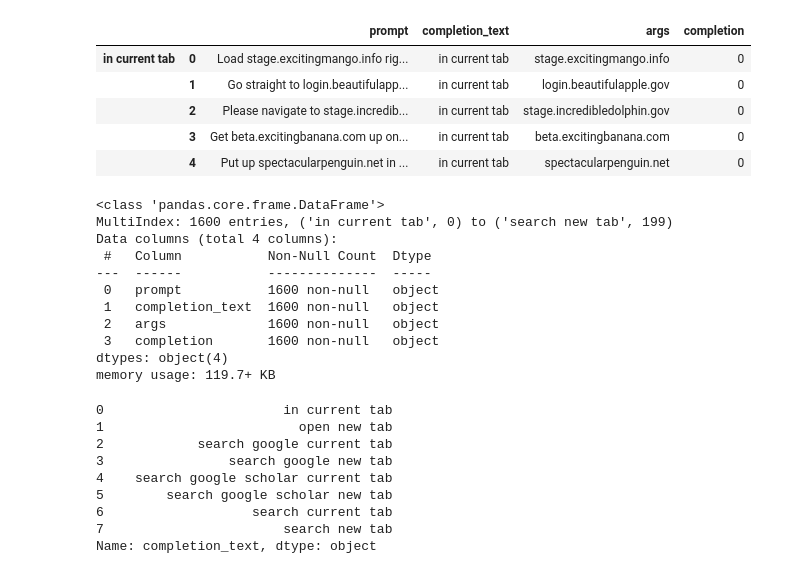
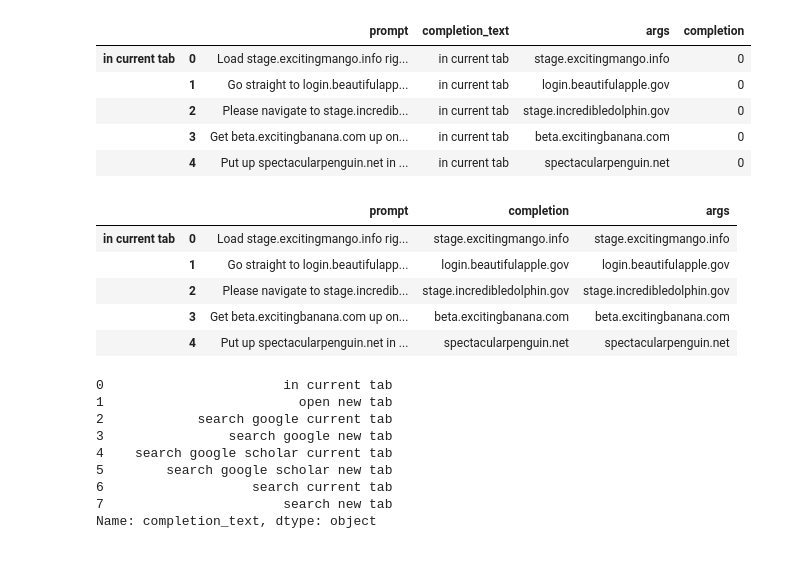
Before and after one commit to deepily/genie-in-the-box, a Jupyter notebook: src/notebooks/synthetic-data-generation-plain-text.ipynb, the cells around one changed output. Drawn from its saved outputs; the diff is of its cells as text; code cells hidden in the pictures.

Commit message:
Begin first batch processing for argument extraction

```diff
--- a/src/notebooks/synthetic-data-generation-plain-text.ipynb
+++ b/src/notebooks/synthetic-data-generation-plain-text.ipynb
@@ -351,20 +351,20 @@ formatted_df.head()
 |  | 2 | Please navigate to stage.incredib... | in current tab | stage.incredibledolphin.gov | 0 |
 |  | 3 | Get beta.excitingbanana.com up on... | in current tab | beta.excitingbanana.com | 0 |
 |  | 4 | Put up spectacularpenguin.net in ... | in current tab | spectacularpenguin.net | 0 |
-# %%
-formatted_df.info()
-# %% [output]
-<class 'pandas.core.frame.DataFrame'>
-MultiIndex: 1600 entries, ('in current tab', 0) to ('search new tab', 199)
-Data columns (total 4 columns):
- #   Column           Non-Null Count  Dtype
----  ------           --------------  -----
- 0   prompt           1600 non-null   object
- 1   completion_text  1600 non-null   object
- 2   args             1600 non-null   object
- 3   completion       1600 non-null   object
-dtypes: object(4)
-memory usage: 119.7+ KB
+# %%
+# Create Data frame for training on argument extraction.
+extraction_df = vox_command_df.copy()
+#  Assign the ARG's columns values to the completion column.
+extraction_df[ "completion" ] = " " + extraction_df[ "args" ].astype( str )
+extraction_df[ "prompt"     ] = extraction_df[ "prompt" ] + "\n\n###\n\n"
+extraction_df.head()
+# %% [output]
+|  |  | prompt | completion | args |
+| in current tab | 0 | Load stage.excitingmango.info rig... | stage.excitingmango.info | stage.excitingmango.info |
+|  | 1 | Go straight to login.beautifulapp... | login.beautifulapple.gov | login.beautifulapple.gov |
+|  | 2 | Please navigate to stage.incredib... | stage.incredibledolphin.gov | stage.incredibledolphin.gov |
+|  | 3 | Get beta.excitingbanana.com up on... | beta.excitingbanana.com | beta.excitingbanana.com |
+|  | 4 | Put up spectacularpenguin.net in ... | spectacularpenguin.net | spectacularpenguin.net |
 # %%
 cols = [ "completion", "completion_text" ]
 summary_df = formatted_df[ cols ].copy()
```
Also changed, not shown: parts of 7 cells of this notebook.
